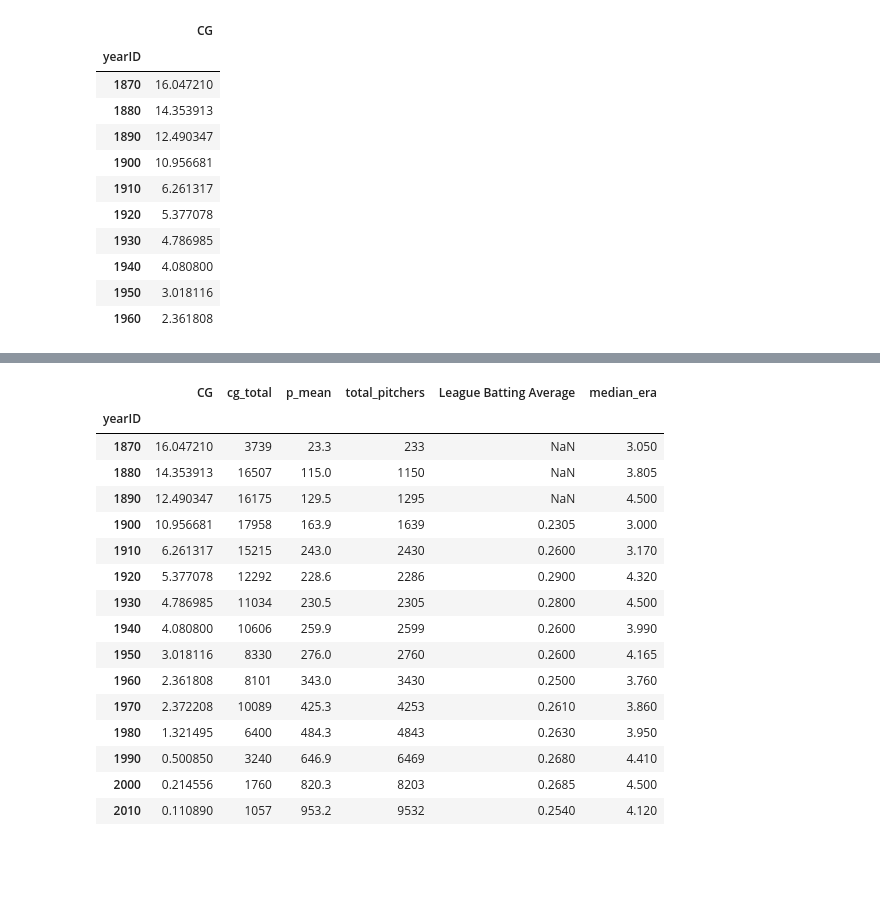
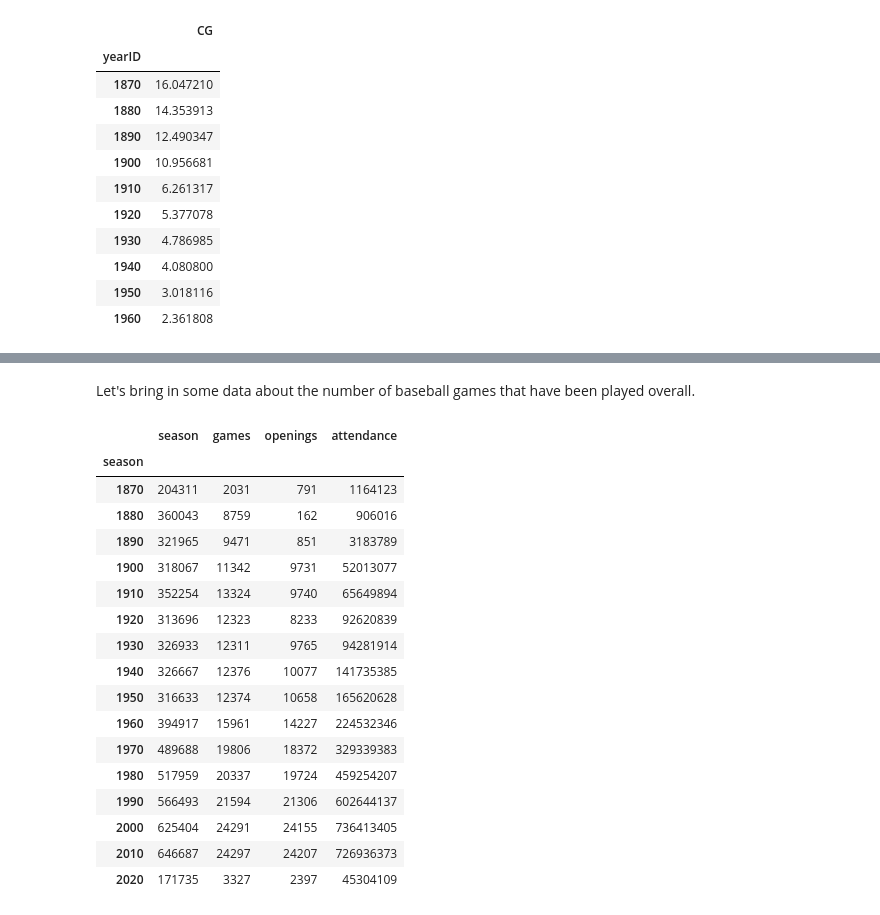
Before and after one commit to obverter/complete-games-are-done, a Jupyter notebook: notebooks/Complete Games Are Done.ipynb, the cells around one changed output, grey strips where cells are left out. Drawn from its saved outputs; the diff is of its cells as text; code cells hidden in the pictures; blank space fills up the shorter version.

```diff
--- a/notebooks/Complete Games Are Done.ipynb
+++ b/notebooks/Complete Games Are Done.ipynb
@@ -30,6 +32,7 @@ pb.cache.enable()
 # %%
 list_of_data = glob.glob('../../_data/lahman/core/Pitching*.csv')
-list_of_dfs = [pd.read_csv(filename) for filename in list_of_data]
+list_of_dfs = [pd.read_csv(filename) for filename in list_of_data]  # All of our pitching data.
+homegames = pd.read_csv('../../_data/lahman/core/HomeGames.csv')  # Data about every MLB game that's ever been played.
 # %%
 # zip loops through TWO THINGS AT ONCE
 # so you're looking at dataframe #1 and filename #1
@@ -96,20 +117,29 @@ df_decades['median_era'] = df.groupby((df.yearID//10)*10).ERA.median()
 # %%
-df_decades.drop(index=2020)
+df_decades = df_decades.drop(index=2020)
-# %% [output]
-|  | CG | cg_total | p_mean | total_pitchers | League Batting Average | median_era |
-| yearID |  |  |  |  |  |  |
-| 1870 | 16.047210 | 3739 | 23.3 | 233 | NaN | 3.050 |
-| 1880 | 14.353913 | 16507 | 115.0 | 1150 | NaN | 3.805 |
-| 1890 | 12.490347 | 16175 | 129.5 | 1295 | NaN | 4.500 |
-| 1900 | 10.956681 | 17958 | 163.9 | 1639 | 0.2305 | 3.000 |
-| 1910 | 6.261317 | 15215 | 243.0 | 2430 | 0.2600 | 3.170 |
-| 1920 | 5.377078 | 12292 | 228.6 | 2286 | 0.2900 | 4.320 |
-| 1930 | 4.786985 | 11034 | 230.5 | 2305 | 0.2800 | 4.500 |
-| 1940 | 4.080800 | 10606 | 259.9 | 2599 | 0.2600 | 3.990 |
-| 1950 | 3.018116 | 8330 | 276.0 | 2760 | 0.2600 | 4.165 |
-| 1960 | 2.361808 | 8101 | 343.0 | 3430 | 0.2500 | 3.760 |
-| 1970 | 2.372208 | 10089 | 425.3 | 4253 | 0.2610 | 3.860 |
-| 1980 | 1.321495 | 6400 | 484.3 | 4843 | 0.2630 | 3.950 |
-| 1990 | 0.500850 | 3240 | 646.9 | 6469 | 0.2680 | 4.410 |
-| 2000 | 0.214556 | 1760 | 820.3 | 8203 | 0.2685 | 4.500 |
-| 2010 | 0.110890 | 1057 | 953.2 | 9532 | 0.2540 | 4.120 |
+# %% [markdown]
+Let's bring in some data about the number of baseball games that have been played overall.
+# %%
+homegames = homegames.rename(columns={'year.key': 'season'})
+# %%
+homegames_decade = homegames.groupby((homegames.season//10)*10).sum()
+# %%
+homegames_decade
+# %% [output]
+|  | season | games | openings | attendance |
+| season |  |  |  |  |
+| 1870 | 204311 | 2031 | 791 | 1164123 |
+| 1880 | 360043 | 8759 | 162 | 906016 |
+| 1890 | 321965 | 9471 | 851 | 3183789 |
+| 1900 | 318067 | 11342 | 9731 | 52013077 |
+| 1910 | 352254 | 13324 | 9740 | 65649894 |
+| 1920 | 313696 | 12323 | 8233 | 92620839 |
+| 1930 | 326933 | 12311 | 9765 | 94281914 |
+| 1940 | 326667 | 12376 | 10077 | 141735385 |
+| 1950 | 316633 | 12374 | 10658 | 165620628 |
+| 1960 | 394917 | 15961 | 14227 | 224532346 |
+| 1970 | 489688 | 19806 | 18372 | 329339383 |
+| 1980 | 517959 | 20337 | 19724 | 459254207 |
+| 1990 | 566493 | 21594 | 21306 | 602644137 |
+| 2000 | 625404 | 24291 | 24155 | 736413405 |
+| 2010 | 646687 | 24297 | 24207 | 726936373 |
+| 2020 | 171735 | 3327 | 2397 | 45304109 |
```
Also changed, not shown: parts of 33 cells of this notebook, 1 other file.
